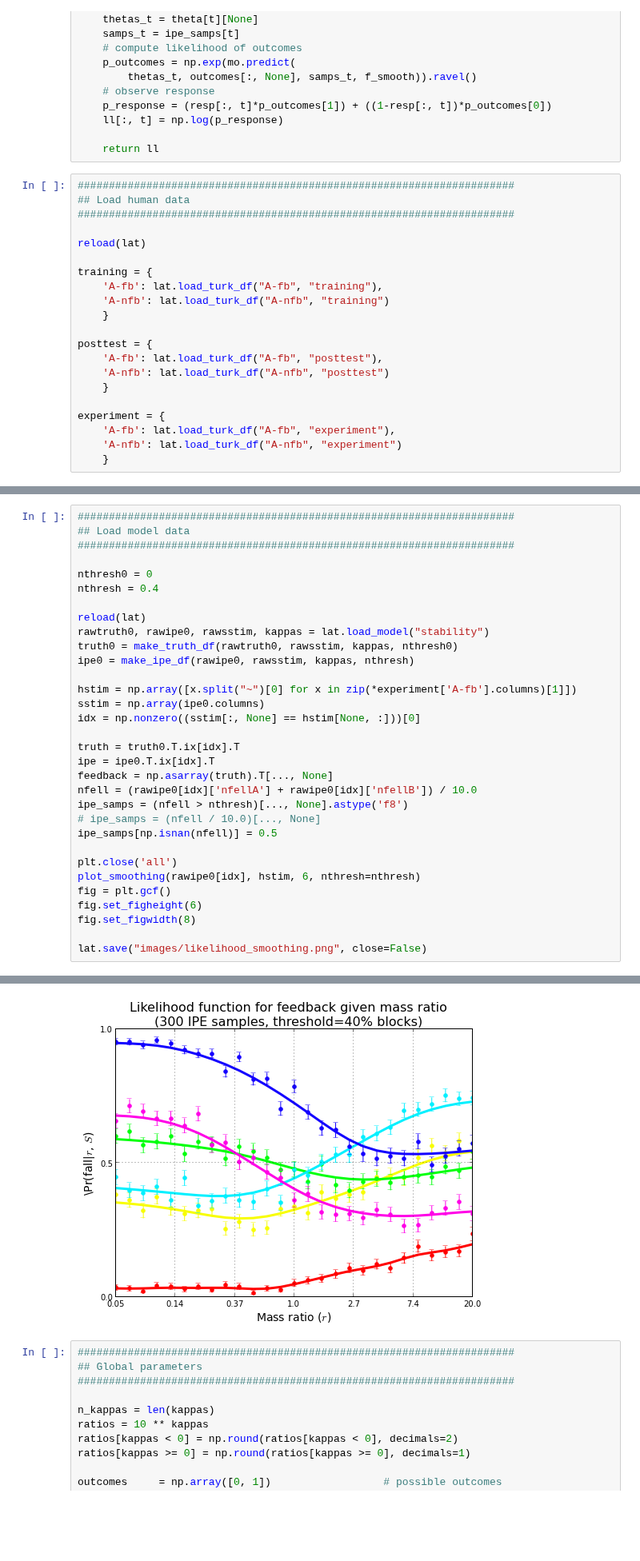
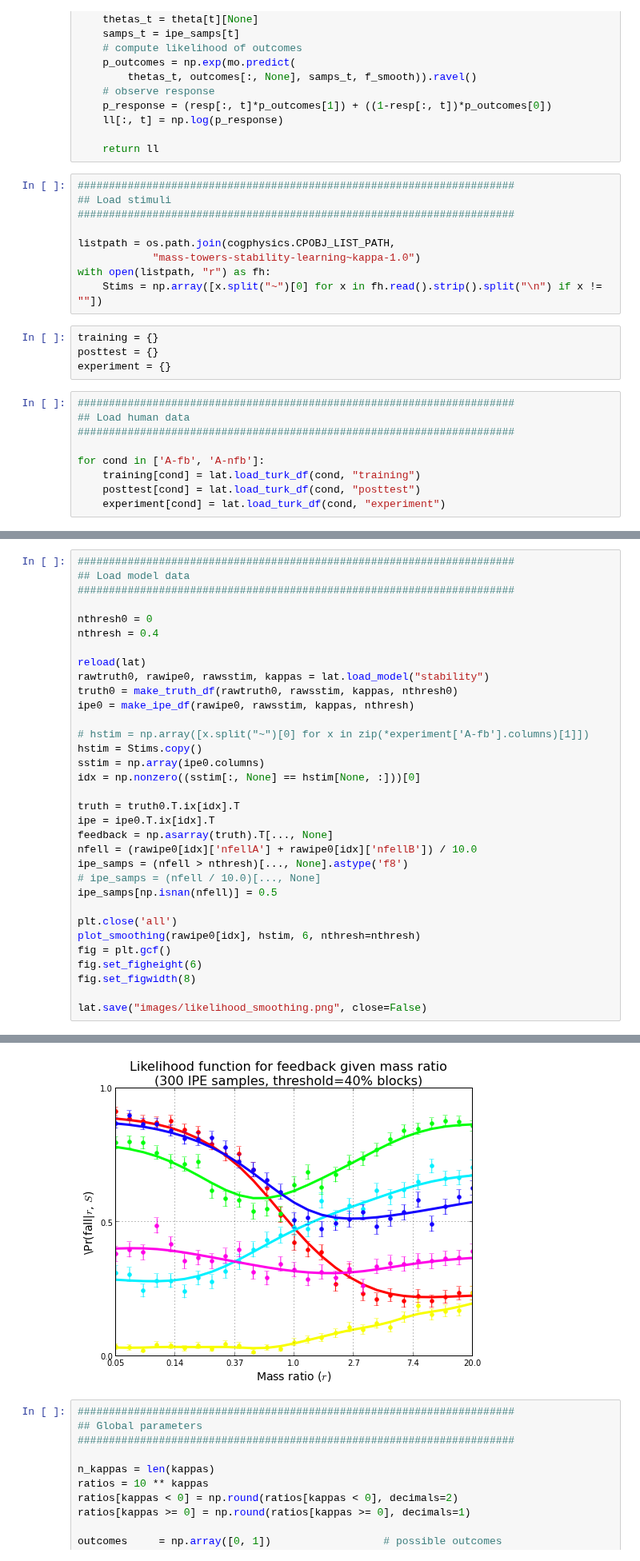
Before and after one commit to berkeley-cocosci/mass-inference, a Jupyter notebook: analysis/turk-analysis.ipynb, the cells around one changed output, grey strips where cells are left out. Shown at 80% size. Saved outputs shown, nothing was run; the diff lists cells and outputs as text; blank space fills up the shorter version.

Commit message:
Better stimuli, double check wiht analysis too

```diff
--- a/analysis/turk-analysis.ipynb
+++ b/analysis/turk-analysis.ipynb
@@ -175,25 +175,26 @@ def compute_ll(resp, theta, order, f_smooth):
 	ll[:, t] = np.log(p_response)
 
     return ll
+# %%
+######################################################################
+## Load stimuli
+######################################################################
+
+listpath = os.path.join(cogphysics.CPOBJ_LIST_PATH,
+			"mass-towers-stability-learning~kappa-1.0")
+with open(listpath, "r") as fh:
+    Stims = np.array([x.split("~")[0] for x in fh.read().strip().split("\n") if x != ""])
+# %%
+training = {}
+posttest = {}
+experiment = {}
 # %%
 ######################################################################
 ## Load human data
 ######################################################################
 
-reload(lat)
-
-training = {
-    'A-fb': lat.load_turk_df("A-fb", "training"),
-    'A-nfb': lat.load_turk_df("A-nfb", "training")
-    }
-
-posttest = {
-    'A-fb': lat.load_turk_df("A-fb", "posttest"),
-    'A-nfb': lat.load_turk_df("A-nfb", "posttest")
-    }
-
-experiment = {
-    'A-fb': lat.load_turk_df("A-fb", "experiment"),
-    'A-nfb': lat.load_turk_df("A-nfb", "experiment")
-    }
+for cond in ['A-fb', 'A-nfb']:
+    training[cond] = lat.load_turk_df(cond, "training")
+    posttest[cond] = lat.load_turk_df(cond, "posttest")
+    experiment[cond] = lat.load_turk_df(cond, "experiment")
 # %% [output]
@@ -209,35 +210,36 @@ Loading '../../turk-experiment/turk_experiment_data~A-nfb.npz'
 ######################################################################
 
 nthresh0 = 0
 nthresh = 0.4
 
 reload(lat)
 rawtruth0, rawipe0, rawsstim, kappas = lat.load_model("stability")
 truth0 = make_truth_df(rawtruth0, rawsstim, kappas, nthresh0)
 ipe0 = make_ipe_df(rawipe0, rawsstim, kappas, nthresh)
 
-hstim = np.array([x.split("~")[0] for x in zip(*experiment['A-fb'].columns)[1]])
+# hstim = np.array([x.split("~")[0] for x in zip(*experiment['A-fb'].columns)[1]])
+hstim = Stims.copy()
 sstim = np.array(ipe0.columns)
 idx = np.nonzero((sstim[:, None] == hstim[None, :]))[0]
 
 truth = truth0.T.ix[idx].T
 ipe = ipe0.T.ix[idx].T
 feedback = np.asarray(truth).T[..., None]
 nfell = (rawipe0[idx]['nfellA'] + rawipe0[idx]['nfellB']) / 10.0
 ipe_samps = (nfell > nthresh)[..., None].astype('f8')
 # ipe_samps = (nfell / 10.0)[..., None]
 ipe_samps[np.isnan(nfell)] = 0.5
 
 plt.close('all')
 plot_smoothing(rawipe0[idx], hstim, 6, nthresh=nthresh)
 fig = plt.gcf()
 fig.set_figheight(6)
 fig.set_figwidth(8)
 
 lat.save("images/likelihood_smoothing.png", close=False)
 # %% [output]
 Saving figure to images/likelihood_smoothing.png...' Done
-[figure, old version]
+[figure, new version]
 # %%
 ######################################################################
 ## Global parameters
```
Also changed, not shown: parts of 12 cells of this notebook, 1 other file.
